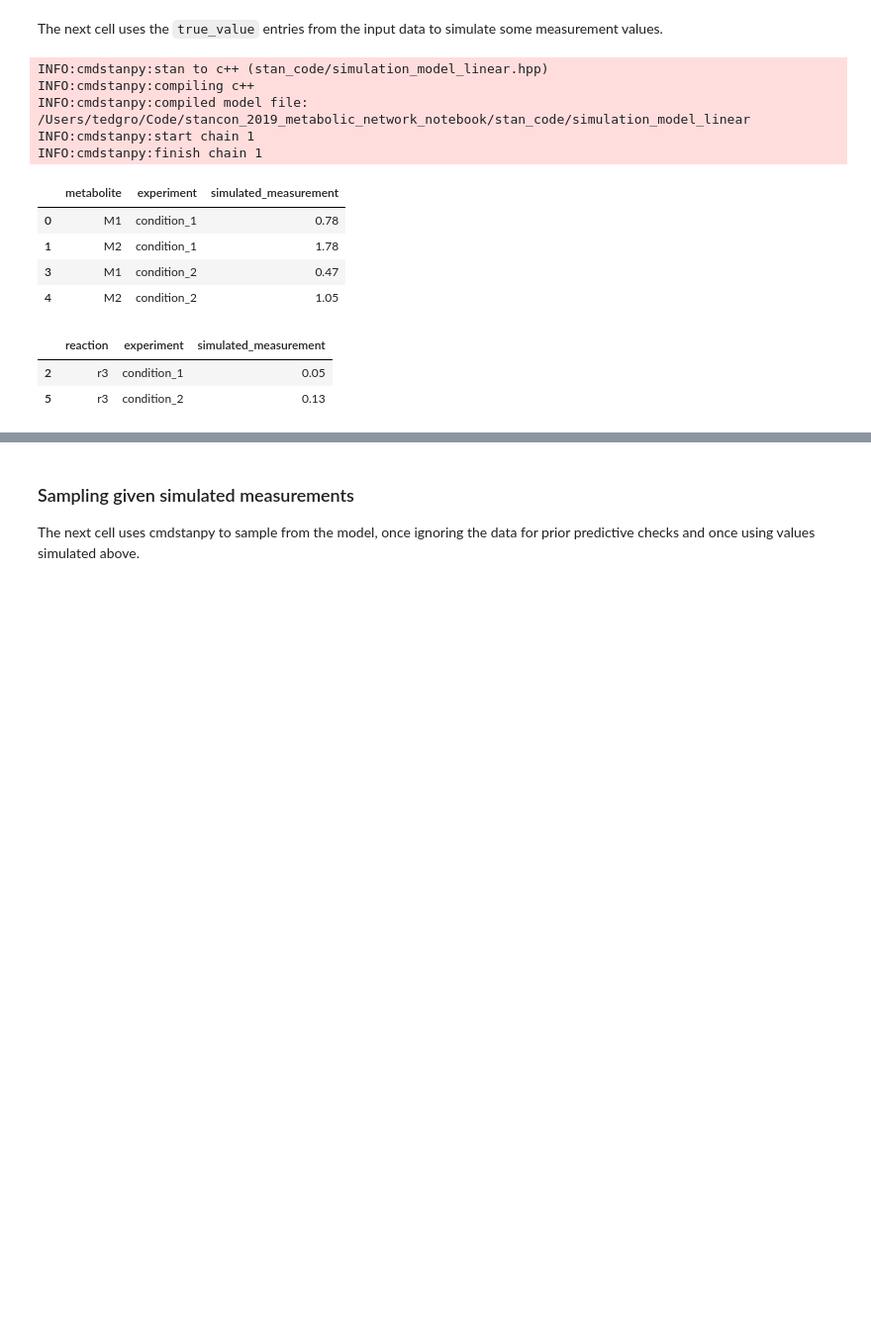
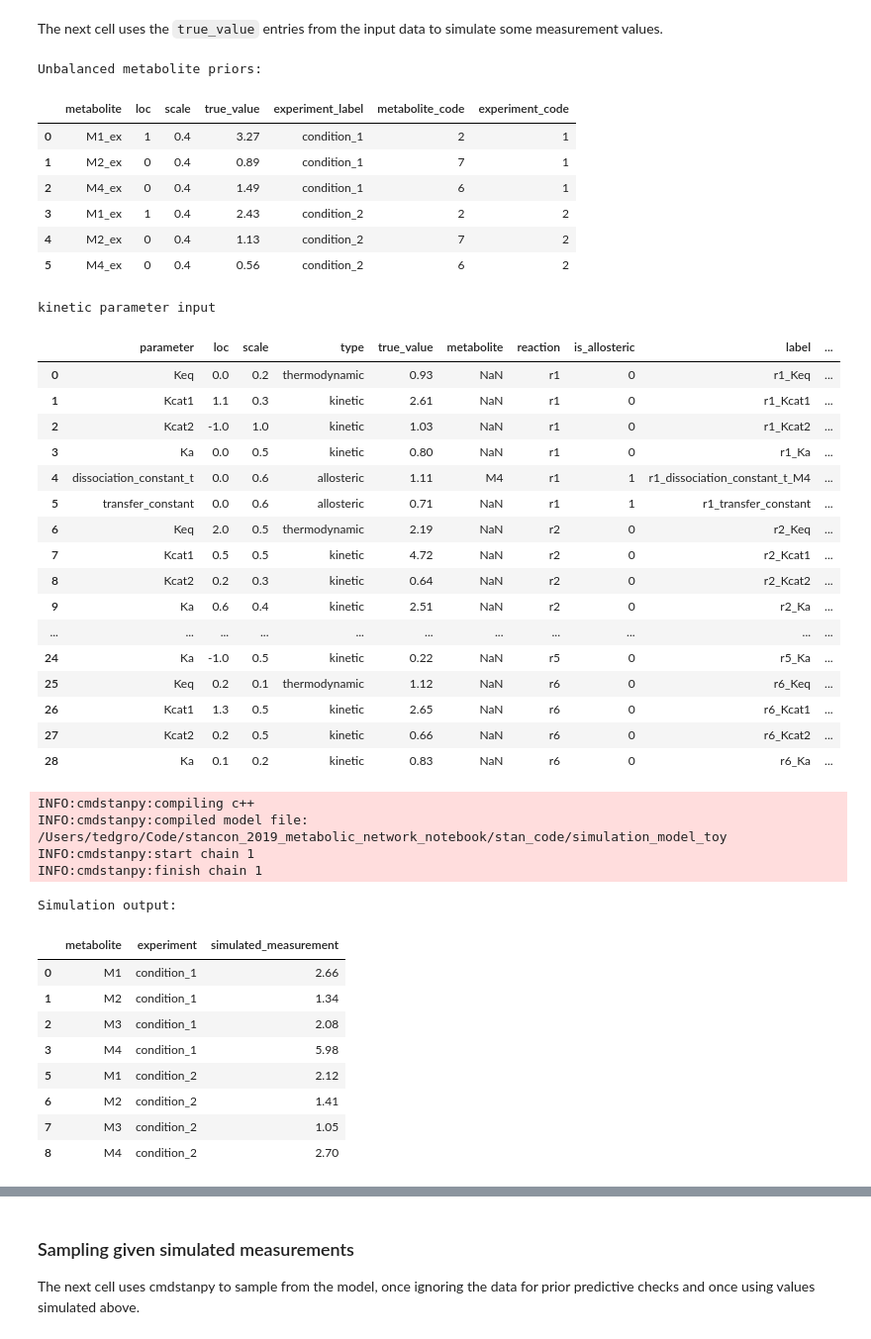
Before and after one commit to teddygroves/stancon_2019_metabolic_network_notebook, a Jupyter notebook: Modelling networks of metabolic reactions with Stan.ipynb, the cells around one changed output, grey strips where cells are left out. Shown at 99% size. Saved outputs shown, nothing was run; the diff lists cells and outputs as text; code cells hidden in the pictures; blank space fills up the shorter version.

```diff
--- a/Modelling networks of metabolic reactions with Stan.ipynb
+++ b/Modelling networks of metabolic reactions with Stan.ipynb
@@ -192,5 +197,0 @@ The code in the following cell reads the data from the input file and organises
-# %%
-rn = reaction_network.load_from_toml('linear.toml')
-display(rn.metabolites)
-display(rn.unbalanced_metabolite_priors)
-display(rn.kinetic_parameters)
@@ -253,7 +226,16 @@ STEADY_STATE_TIME = 200
 ABS_TOL = 1e-12
 REL_TOL = 1e-13
 MAX_STEPS = int(1e9)
-SIMULATION_CSV_PATH = 'output_data/simulation_output.csv'
+SIMULATION_CSV_PATH = 'output_data/simulation_output_toy.csv'
+SIMULATION_MODEL_FILE = 'stan_code/simulation_model_toy.stan'
+
+
+rn = reaction_network.load_from_toml('toy.toml')
+
+print('\nUnbalanced metabolite priors:')
+display(rn.unbalanced_metabolite_priors)
+print('\nkinetic parameter input')
+display(rn.kinetic_parameters)
 
 metabolites = rn.metabolites
 metabolite_names = rn.stoichiometry.columns
@@ -295,50 +277,78 @@ simulation_input_data = {
     'max_steps': MAX_STEPS
 }
 
-model = cmdstanpy.Model(stan_file=simulation_model_file)
-model.compile(include_paths=['stan_code'], overwrite=True)
+model = cmdstanpy.Model(stan_file=SIMULATION_MODEL_FILE)
+model.compile(include_paths=['stan_code'])
 
 stanfit = model.sample(
     data=simulation_input_data,
     csv_basename=SIMULATION_CSV_PATH,
     adapt_engaged=False,
     warmup_iters=0,
     sampling_iters=1,
     chains=1,
     cores=1
 )
 
 simulated_concentration_measurements = (
     rn.concentration_measurements[['metabolite_label', 'experiment_label']]
     .rename(columns={'metabolite_label': 'metabolite', 'experiment_label': 'experiment'})
     .assign(
         simulated_measurement=stanfit.get_drawset(['simulated_concentration_measurement']).iloc[0].values
     )
     .round(2)
 )
 simulated_flux_measurements = (
     rn.flux_measurements[['flux_label', 'experiment_label']]
     .rename(columns={'flux_label': 'reaction', 'experiment_label': 'experiment'})
     .assign(
         simulated_measurement=stanfit.get_drawset(['simulated_flux_measurement']).iloc[0].values
     )
     .round(2)
 
 )
 
+print('\nSimulation output:')
 display(simulated_concentration_measurements)
 display(simulated_flux_measurements)
 # %% [output]
-INFO:cmdstanpy:stan to c++ (stan_code/simulation_model_linear.hpp)
-INFO:cmdstanpy:compiling c++
-INFO:cmdstanpy:compiled model file: /Users/tedgro/Code/stancon_2019_metabolic_network_notebook/stan_code/simulation_model_linear
-INFO:cmdstanpy:start chain 1
-INFO:cmdstanpy:finish chain 1
+Unbalanced metabolite priors:
-|  | metabolite | experiment | simulated_measurement |
-| 0 | M1 | condition_1 | 0.78 |
-| 1 | M2 | condition_1 | 1.78 |
-| 3 | M1 | condition_2 | 0.47 |
-| 4 | M2 | condition_2 | 1.05 |
+|  | metabolite | loc | scale | true_value | experiment_label | metabolite_code | experiment_code |
+| 0 | M1_ex | 1 | 0.4 | 3.27 | condition_1 | 2 | 1 |
+| 1 | M2_ex | 0 | 0.4 | 0.89 | condition_1 | 7 | 1 |
+| 2 | M4_ex | 0 | 0.4 | 1.49 | condition_1 | 6 | 1 |
+| 3 | M1_ex | 1 | 0.4 | 2.43 | condition_2 | 2 | 2 |
+| 4 | M2_ex | 0 | 0.4 | 1.13 | condition_2 | 7 | 2 |
+| 5 | M4_ex | 0 | 0.4 | 0.56 | condition_2 | 6 | 2 |
+kinetic parameter input
-|  | reaction | experiment | simulated_measurement |
-| 2 | r3 | condition_1 | 0.05 |
-| 5 | r3 | condition_2 | 0.13 |
+|  | parameter | loc | scale | type | true_value | metabolite | reaction | is_allosteric | label | ... |
+| 0 | Keq | 0.0 | 0.2 | thermodynamic | 0.93 | NaN | r1 | 0 | r1_Keq | ... |
+| 1 | Kcat1 | 1.1 | 0.3 | kinetic | 2.61 | NaN | r1 | 0 | r1_Kcat1 | ... |
+| 2 | Kcat2 | -1.0 | 1.0 | kinetic | 1.03 | NaN | r1 | 0 | r1_Kcat2 | ... |
+| 3 | Ka | 0.0 | 0.5 | kinetic | 0.80 | NaN | r1 | 0 | r1_Ka | ... |
+| 4 | dissociation_constant_t | 0.0 | 0.6 | allosteric | 1.11 | M4 | r1 | 1 | r1_dissociation_constant_t_M4 | ... |
+| 5 | transfer_constant | 0.0 | 0.6 | allosteric | 0.71 | NaN | r1 | 1 | r1_transfer_constant | ... |
+| 6 | Keq | 2.0 | 0.5 | thermodynamic | 2.19 | NaN | r2 | 0 | r2_Keq | ... |
+| 7 | Kcat1 | 0.5 | 0.5 | kinetic | 4.72 | NaN | r2 | 0 | r2_Kcat1 | ... |
+| 8 | Kcat2 | 0.2 | 0.3 | kinetic | 0.64 | NaN | r2 | 0 | r2_Kcat2 | ... |
+| 9 | Ka | 0.6 | 0.4 | kinetic | 2.51 | NaN | r2 | 0 | r2_Ka | ... |
+| ... | ... | ... | ... | ... | ... | ... | ... | ... | ... | ... |
+| 24 | Ka | -1.0 | 0.5 | kinetic | 0.22 | NaN | r5 | 0 | r5_Ka | ... |
+| 25 | Keq | 0.2 | 0.1 | thermodynamic | 1.12 | NaN | r6 | 0 | r6_Keq | ... |
+| 26 | Kcat1 | 1.3 | 0.5 | kinetic | 2.65 | NaN | r6 | 0 | r6_Kcat1 | ... |
+| 27 | Kcat2 | 0.2 | 0.5 | kinetic | 0.66 | NaN | r6 | 0 | r6_Kcat2 | ... |
+| 28 | Ka | 0.1 | 0.2 | kinetic | 0.83 | NaN | r6 | 0 | r6_Ka | ... |
+INFO:cmdstanpy:compiling c++
+INFO:cmdstanpy:compiled model file: /Users/tedgro/Code/stancon_2019_metabolic_network_notebook/stan_code/simulation_model_toy
+INFO:cmdstanpy:start chain 1
+INFO:cmdstanpy:finish chain 1
+Simulation output:
+|  | metabolite | experiment | simulated_measurement |
+| 0 | M1 | condition_1 | 2.66 |
+| 1 | M2 | condition_1 | 1.34 |
+| 2 | M3 | condition_1 | 2.08 |
+| 3 | M4 | condition_1 | 5.98 |
+| 5 | M1 | condition_2 | 2.12 |
+| 6 | M2 | condition_2 | 1.41 |
+| 7 | M3 | condition_2 | 1.05 |
+| 8 | M4 | condition_2 | 2.70 |
```
Also changed, not shown: parts of 14 cells of this notebook, 6 other files.
